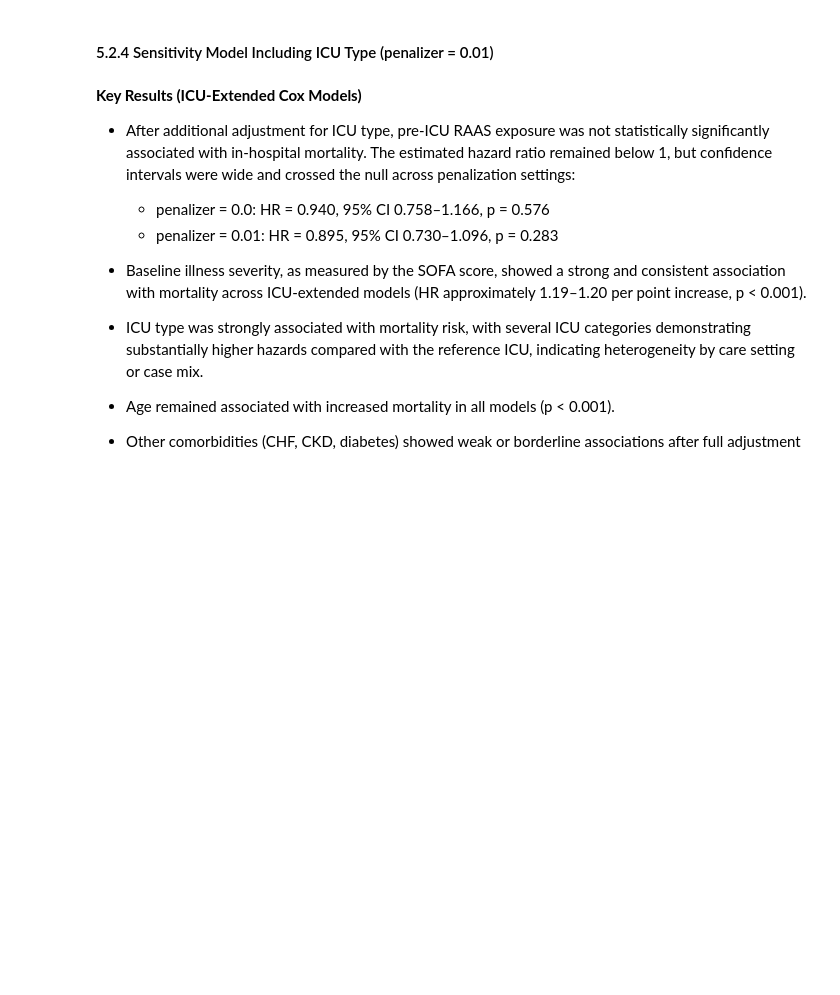
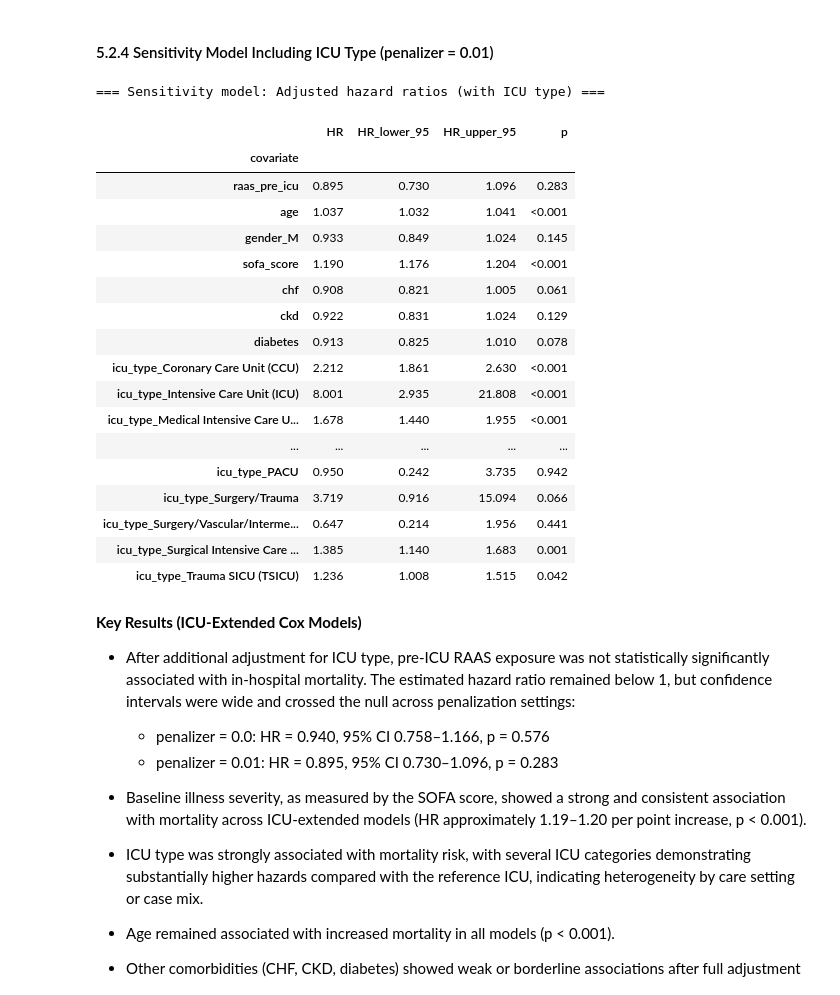
Before and after one commit to makotoy56/mimic-iv-copd-raas-analysis, a Jupyter notebook: notebooks/04c_extended_covariate_cox_model.ipynb, the cells around one changed output. Saved outputs shown, nothing was run; the diff lists cells and outputs as text; code cells hidden in the pictures; blank space fills up the shorter version.

```diff
--- a/notebooks/04c_extended_covariate_cox_model.ipynb
+++ b/notebooks/04c_extended_covariate_cox_model.ipynb
@@ -404,24 +428,46 @@ display(hr_icu[["HR", "HR_lower_95", "HR_upper_95", "p"]])
 # %%
 # ----------------------------
 # Fit ICU-extended model (penalizer=0.01)
 # ----------------------------
 cols_icu = ["time_to_event_days", "death_event", "anchor_year_group"] + extended_covariates_04c
 
 df_fit_icu = cox_df_04c[cols_icu].dropna().copy()
 
 cph_04c_icu_001 = CoxPHFitter(penalizer=0.01)
-cph_04c_icu_001.fit(
-    df_fit_icu,
-    duration_col="time_to_event_days",
-    event_col="death_event",
-    strata=["anchor_year_group"],
-)
+with warnings.catch_warnings():
+    warnings.filterwarnings("ignore", category=ConvergenceWarning)
+    cph_04c_icu_001.fit(
+        df_fit_icu,
+        duration_col="time_to_event_days",
+        event_col="death_event",
+        strata=["anchor_year_group"],
+    )
 
 # Sensitivity Model Including ICU Type
 hr_icu_001  = extract_hr_table(cph_04c_icu_001,  digits_hr=3, format_p=True)
 
 print("\n=== Sensitivity model: Adjusted hazard ratios (with ICU type) ===")
 display(hr_icu_001[["HR", "HR_lower_95", "HR_upper_95", "p"]])
+# %% [output]
+=== Sensitivity model: Adjusted hazard ratios (with ICU type) ===
+|  | HR | HR_lower_95 | HR_upper_95 | p |
+| covariate |  |  |  |  |
+| raas_pre_icu | 0.895 | 0.730 | 1.096 | 0.283 |
+| age | 1.037 | 1.032 | 1.041 | <0.001 |
+| gender_M | 0.933 | 0.849 | 1.024 | 0.145 |
+| sofa_score | 1.190 | 1.176 | 1.204 | <0.001 |
+| chf | 0.908 | 0.821 | 1.005 | 0.061 |
+| ckd | 0.922 | 0.831 | 1.024 | 0.129 |
+| diabetes | 0.913 | 0.825 | 1.010 | 0.078 |
+| icu_type_Coronary Care Unit (CCU) | 2.212 | 1.861 | 2.630 | <0.001 |
+| icu_type_Intensive Care Unit (ICU) | 8.001 | 2.935 | 21.808 | <0.001 |
+| icu_type_Medical Intensive Care U... | 1.678 | 1.440 | 1.955 | <0.001 |
+| ... | ... | ... | ... | ... |
+| icu_type_PACU | 0.950 | 0.242 | 3.735 | 0.942 |
+| icu_type_Surgery/Trauma | 3.719 | 0.916 | 15.094 | 0.066 |
+| icu_type_Surgery/Vascular/Interme... | 0.647 | 0.214 | 1.956 | 0.441 |
+| icu_type_Surgical Intensive Care ... | 1.385 | 1.140 | 1.683 | 0.001 |
+| icu_type_Trauma SICU (TSICU) | 1.236 | 1.008 | 1.515 | 0.042 |
 # %% [markdown]
 **Key Results (ICU-Extended Cox Models)**
 
```
Also changed, not shown: parts of 2 cells of this notebook, 3 other files.
